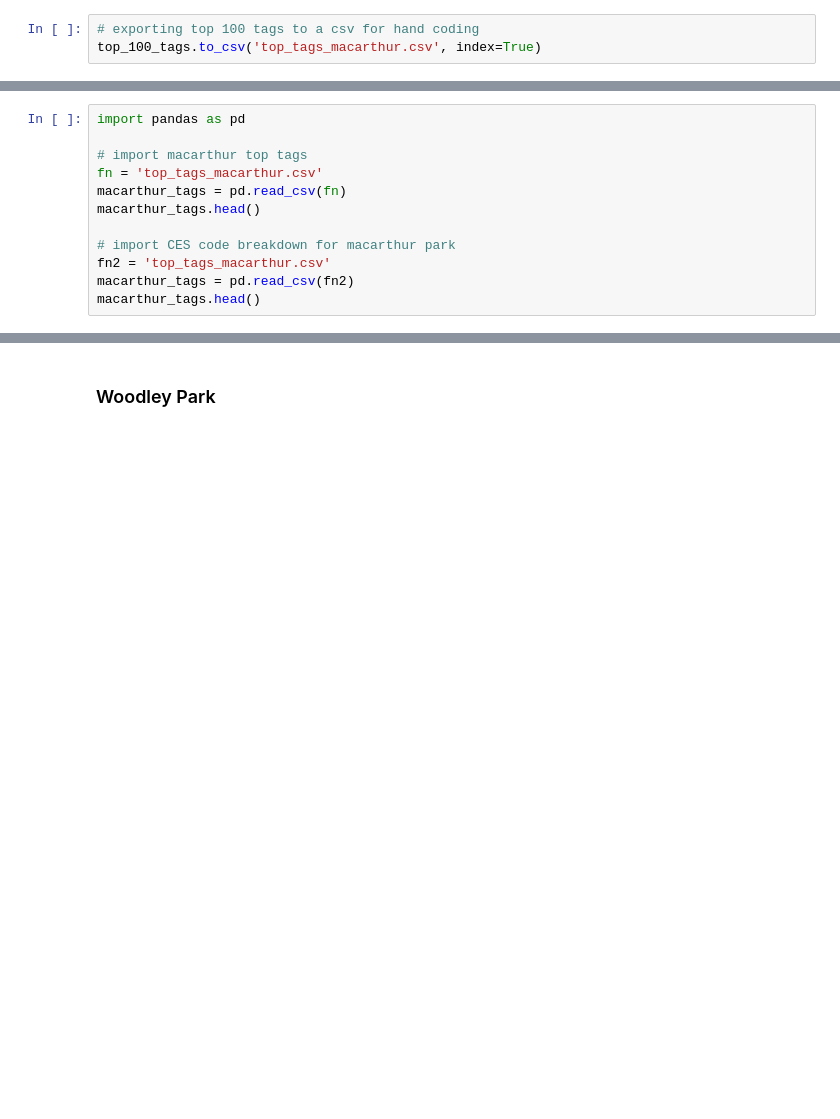
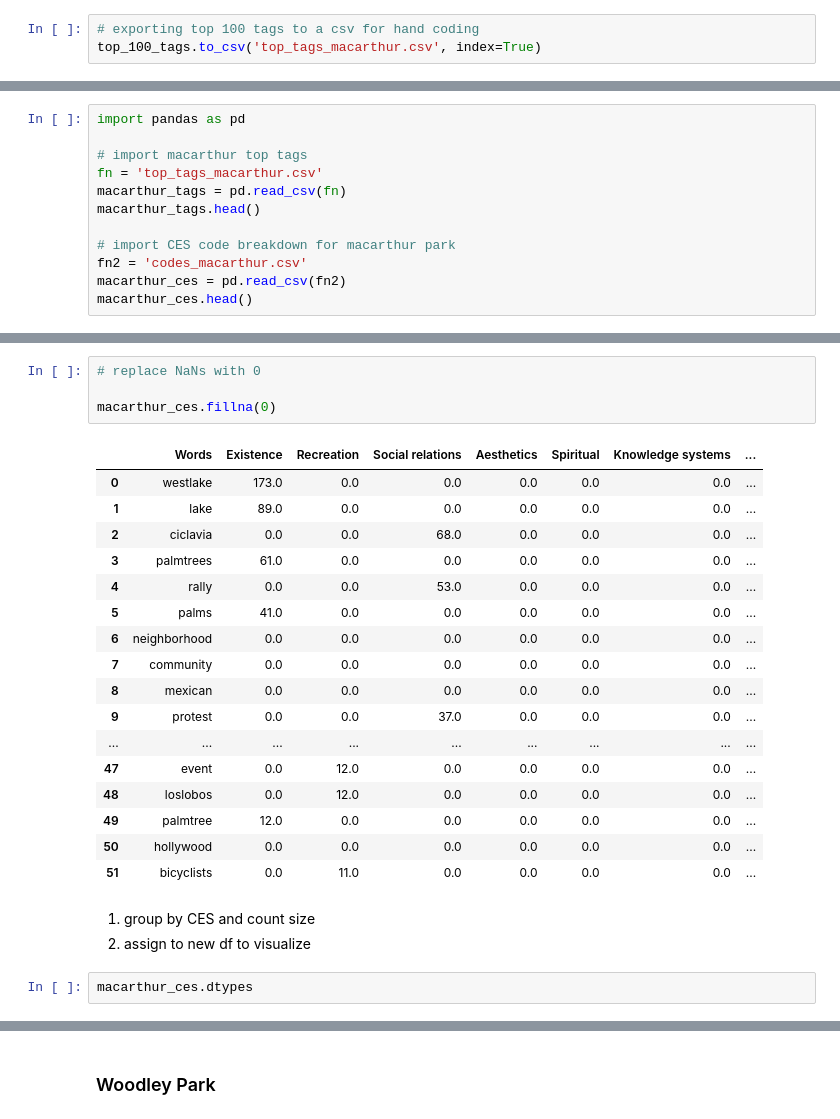
Before and after one commit to mlrog/LaParks_NLP, a Jupyter notebook: 3 - Individual Parks-Morgan.ipynb, the cells around one changed output, grey strips where cells are left out. Cells and saved outputs as stored; diff of their text form; blank space fills up the shorter version.

```diff
--- a/3 - Individual Parks-Morgan.ipynb
+++ b/3 - Individual Parks-Morgan.ipynb
@@ -111,6 +71,6 @@ macarthur_tags = pd.read_csv(fn)
 macarthur_tags.head()
 
 # import CES code breakdown for macarthur park
-fn2 = 'top_tags_macarthur.csv'
-macarthur_tags = pd.read_csv(fn2)
-macarthur_tags.head()
+fn2 = 'codes_macarthur.csv'
+macarthur_ces = pd.read_csv(fn2)
+macarthur_ces.head()
@@ -116,0 +84,27 @@ macarthur_tags.head()
+# %%
+# replace NaNs with 0
+
+macarthur_ces.fillna(0)
+# %% [output]
+|  | Words | Existence | Recreation | Social relations | Aesthetics | Spiritual | Knowledge systems | ... |
+| 0 | westlake | 173.0 | 0.0 | 0.0 | 0.0 | 0.0 | 0.0 | ... |
+| 1 | lake | 89.0 | 0.0 | 0.0 | 0.0 | 0.0 | 0.0 | ... |
+| 2 | ciclavia | 0.0 | 0.0 | 68.0 | 0.0 | 0.0 | 0.0 | ... |
+| 3 | palmtrees | 61.0 | 0.0 | 0.0 | 0.0 | 0.0 | 0.0 | ... |
+| 4 | rally | 0.0 | 0.0 | 53.0 | 0.0 | 0.0 | 0.0 | ... |
+| 5 | palms | 41.0 | 0.0 | 0.0 | 0.0 | 0.0 | 0.0 | ... |
+| 6 | neighborhood | 0.0 | 0.0 | 0.0 | 0.0 | 0.0 | 0.0 | ... |
+| 7 | community | 0.0 | 0.0 | 0.0 | 0.0 | 0.0 | 0.0 | ... |
+| 8 | mexican | 0.0 | 0.0 | 0.0 | 0.0 | 0.0 | 0.0 | ... |
+| 9 | protest | 0.0 | 0.0 | 37.0 | 0.0 | 0.0 | 0.0 | ... |
+| ... | ... | ... | ... | ... | ... | ... | ... | ... |
+| 47 | event | 0.0 | 12.0 | 0.0 | 0.0 | 0.0 | 0.0 | ... |
+| 48 | loslobos | 0.0 | 12.0 | 0.0 | 0.0 | 0.0 | 0.0 | ... |
+| 49 | palmtree | 12.0 | 0.0 | 0.0 | 0.0 | 0.0 | 0.0 | ... |
+| 50 | hollywood | 0.0 | 0.0 | 0.0 | 0.0 | 0.0 | 0.0 | ... |
+| 51 | bicyclists | 0.0 | 11.0 | 0.0 | 0.0 | 0.0 | 0.0 | ... |
+# %% [markdown]
+1. group by CES and count size
+2. assign to new df to visualize
+# %%
+macarthur_ces.dtypes
```
Also changed, not shown: parts of 42 cells of this notebook.
